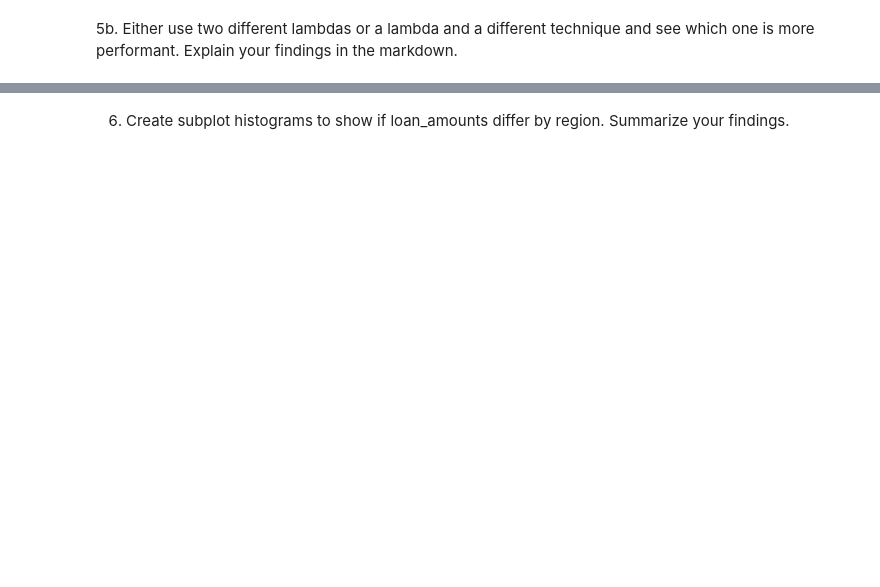
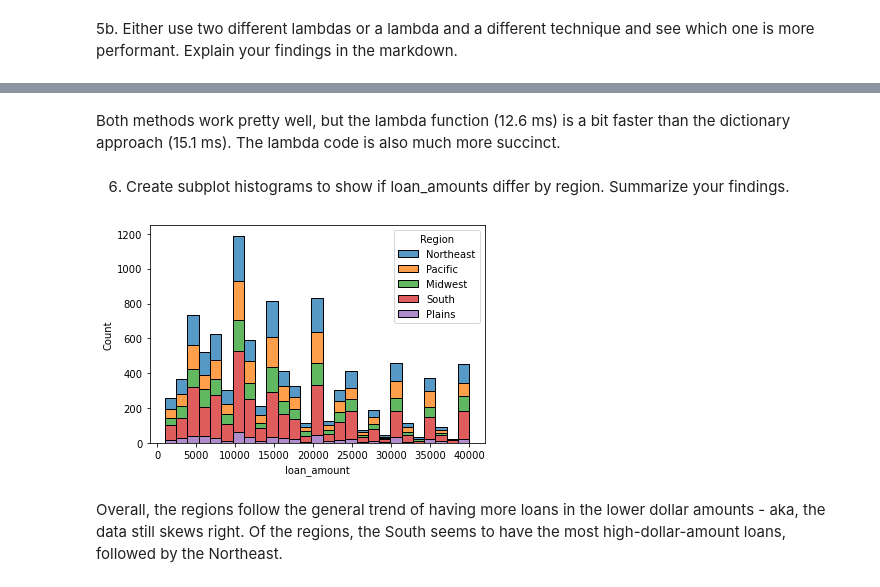
Before and after one commit to bellizzichrissy/homework, a Jupyter notebook: week 12 hw - intro to ML.ipynb, the cells around one changed output, grey strips where cells are left out. Saved outputs shown, nothing was run; the diff lists cells and outputs as text; code cells hidden in the pictures; blank space fills up the shorter version.

```diff
--- a/week 12 hw - intro to ML.ipynb
+++ b/week 12 hw - intro to ML.ipynb
@@ -175,2 +149,12 @@ lending_df_noNaN
 # %% [markdown]
 5a. Is there a better way to do this than with a lambda?
+# %%
+%%time
+
+lending_df_noNaN['Region'] = lending_df_noNaN['state'].apply(lambda x: "Plains" if x in ["KS", "NE", "ND", "SD", "MT", "OK", "WY", "IA", "ID", "CO"]
+                                                             else "Pacific" if x in ["WA", "CA", "OR", "NV", "HI", "AK", "NM"]
+                                                             else "Midwest" if x in ["MO", "IL", "OH", "IN", "MI", "MN", "WI", "UT"]
+                                                            else "Northeast" if x in ["PA", "ME", "CT", "MA", "NH", "NJ", "NY", "RI", "VT", "MD", "DE"]
+                                                            else "South")
+
+lending_df_noNaN.head()
@@ -177,2 +173,27 @@ lending_df_noNaN
 # %% [markdown]
 5b. Either use two different lambdas or a lambda and a different technique and see which one is more performant. Explain your findings in the markdown.
+# %%
+%%time
+
+#define regions in dictionary
+region_dict = {"Plains": ["KS", "NE", "ND", "SD", "MT", "OK", "WY", "IA", "ID", "CO"],
+              "Pacific": ["WA", "CA", "OR", "NV", "HI", "AK", "NM"],
+              "Midwest": ["MO", "IL", "OH", "IN", "MI", "MN", "WI", "UT"],
+              "Northeast": ["PA", "ME", "CT", "MA", "NH", "NJ", "NY", "RI", "VT", "MD", "DE"],
+              "South": ["TX", "AL", "AR", "FL", "GA", "KY", "MS", "LA", "NC", "SC", "TN", "VA", "WV", "AZ"]}
+
+#function that maps states to region
+def region(n):
+    if n in region_dict["Plains"]:
+        return 'Plains'
+    if n in region_dict["Pacific"]:
+        return 'Pacific'
+    if n in region_dict["Midwest"]:
+        return 'Midwest'
+    if n in region_dict["Northeast"]:
+        return 'Northeast'
+    else:
+        return 'South'
+
+lending_df_noNaN["region2"] = lending_df_noNaN["state"].apply(lambda x: region(x))
+lending_df_noNaN.head()
@@ -179,2 +210,14 @@ lending_df_noNaN
+# %% [markdown]
+Both methods work pretty well, but the lambda function (12.6 ms) is a bit faster than the dictionary approach (15.1 ms).  The lambda code is also much more succinct.
 # %% [markdown]
 6. Create subplot histograms to show if loan_amounts differ by region. Summarize your findings.
+# %%
+sn.histplot(lending_df_noNaN,
+    x="loan_amount", hue="Region",
+    multiple="stack")
+
+plt.show()
+# %% [output]
+[figure, added]
+# %% [markdown]
+Overall, the regions follow the general trend of having more loans in the lower dollar amounts - aka, the data still skews right.  Of the regions, the South seems to have the most high-dollar-amount loans, followed by the Northeast.
```
Also changed, not shown: parts of 6 cells of this notebook.
